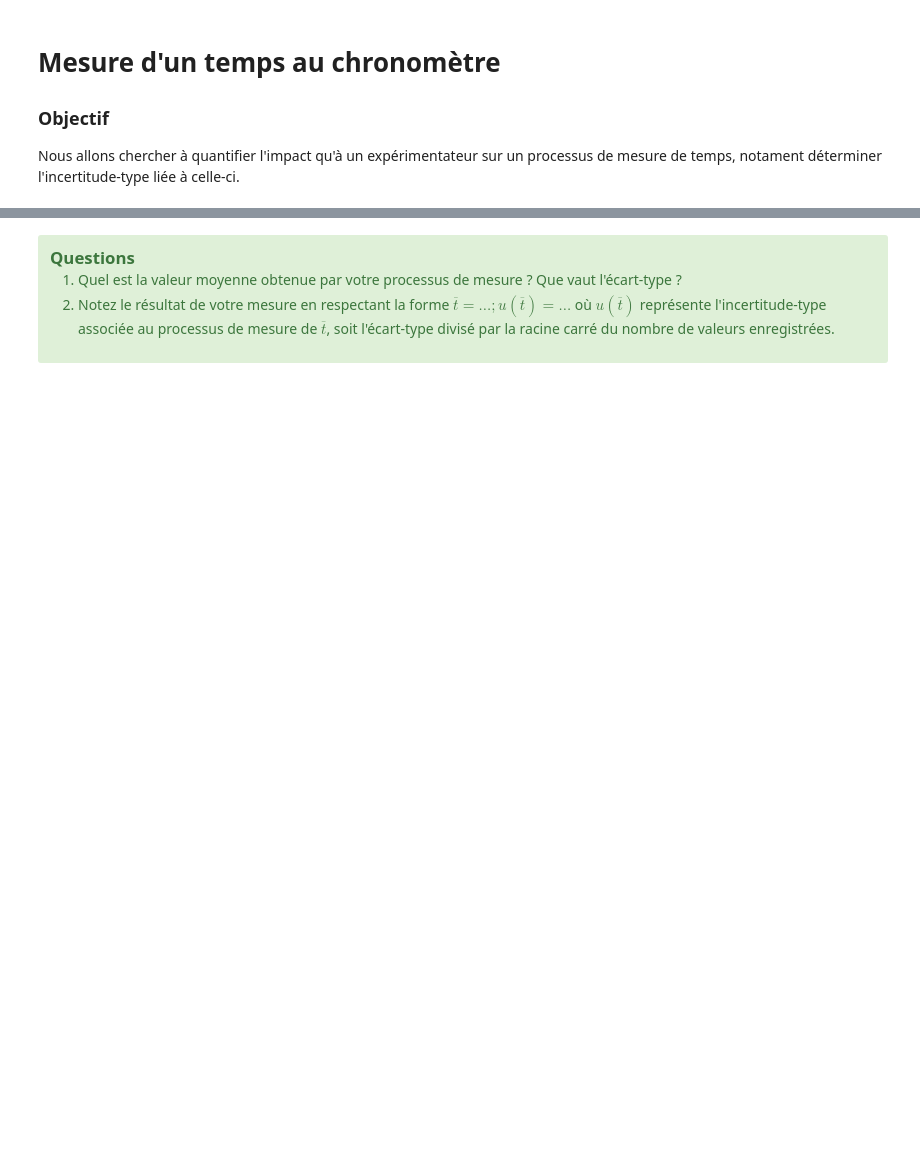
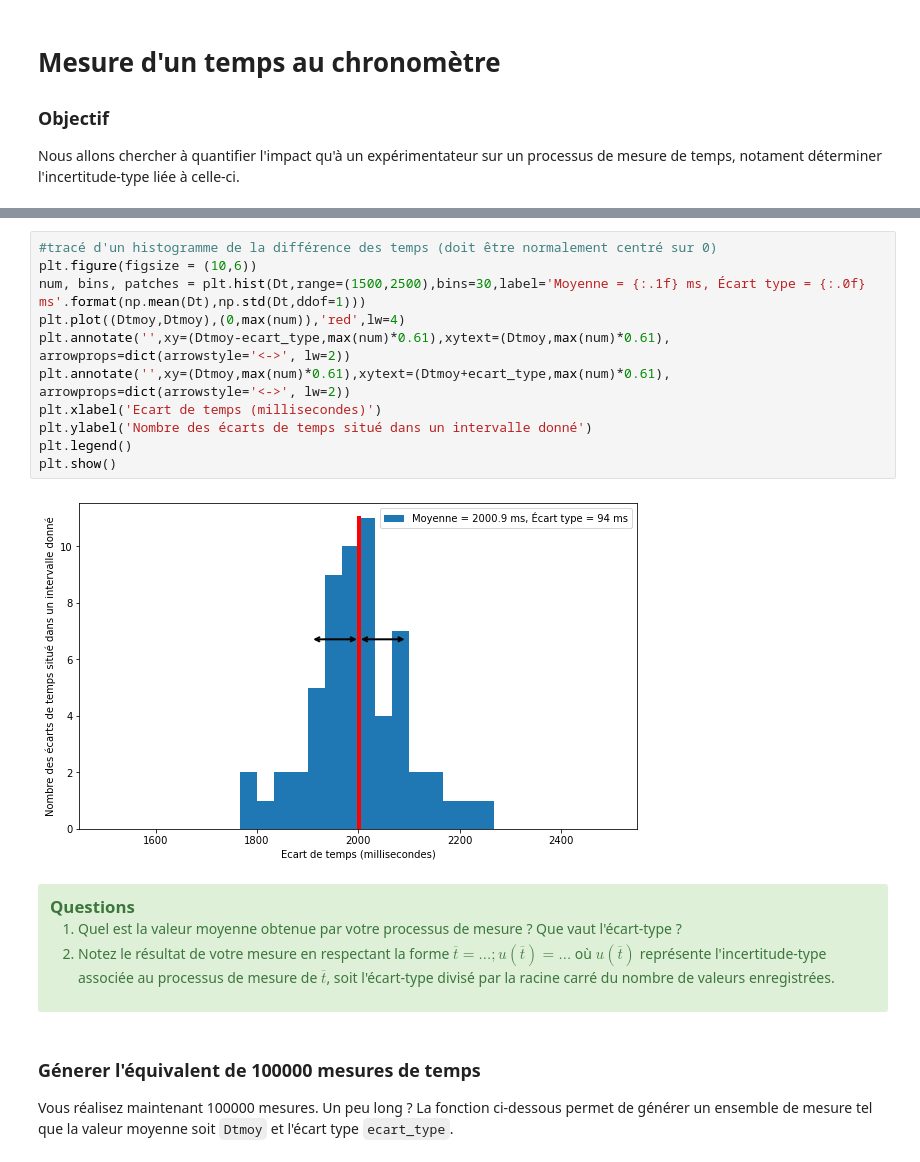
Before and after one commit to p-maxime/codes_python, a Jupyter notebook: Chronomètre.ipynb, the cells around one changed output, grey strips where cells are left out. Drawn from its saved outputs; the diff is of its cells as text; blank space fills up the shorter version.

```diff
--- a/Chronomètre.ipynb
+++ b/Chronomètre.ipynb
@@ -48,3 +73,16 @@ plt.show()
+# %%
+#tracé d'un histogramme de la différence des temps (doit être normalement centré sur 0)
+plt.figure(figsize = (10,6))
+num, bins, patches = plt.hist(Dt,range=(1500,2500),bins=30,label='Moyenne = {:.1f} ms, Écart type = {:.0f} ms'.format(np.mean(Dt),np.std(Dt,ddof=1)))
+plt.plot((Dtmoy,Dtmoy),(0,max(num)),'red',lw=4)
+plt.annotate('',xy=(Dtmoy-ecart_type,max(num)*0.61),xytext=(Dtmoy,max(num)*0.61), arrowprops=dict(arrowstyle='<->', lw=2))
+plt.annotate('',xy=(Dtmoy,max(num)*0.61),xytext=(Dtmoy+ecart_type,max(num)*0.61), arrowprops=dict(arrowstyle='<->', lw=2))
+plt.xlabel('Ecart de temps (millisecondes)')
+plt.ylabel('Nombre des écarts de temps situé dans un intervalle donné')
+plt.legend()
+plt.show()
+# %% [output]
+[figure, added]
 # %% [markdown]
 <div class="alert alert-block alert-success">
     <big><b> Questions </b></big>
@@ -54,4 +92,7 @@ plt.show()
     <li> Notez le résultat de votre mesure en respectant la forme $\overline{t} = ... ; u(\overline{t}) = ... $ où $u(\overline{t})$ représente l'incertitude-type associée au processus de mesure de $\overline{t}$, soit l'écart-type divisé par la racine carré du nombre de valeurs enregistrées. </li>
 </ol>
 </div>
+# %% [markdown]
+### Génerer l'équivalent de 100000 mesures de temps
+Vous réalisez maintenant 100000 mesures. Un peu long ? La fonction ci-dessous permet de générer un ensemble de mesure tel que la valeur moyenne soit ``Dtmoy`` et l'écart type ``ecart_type``.
 # %%
```
Also changed, not shown: parts of 11 cells of this notebook, 7 other files.
